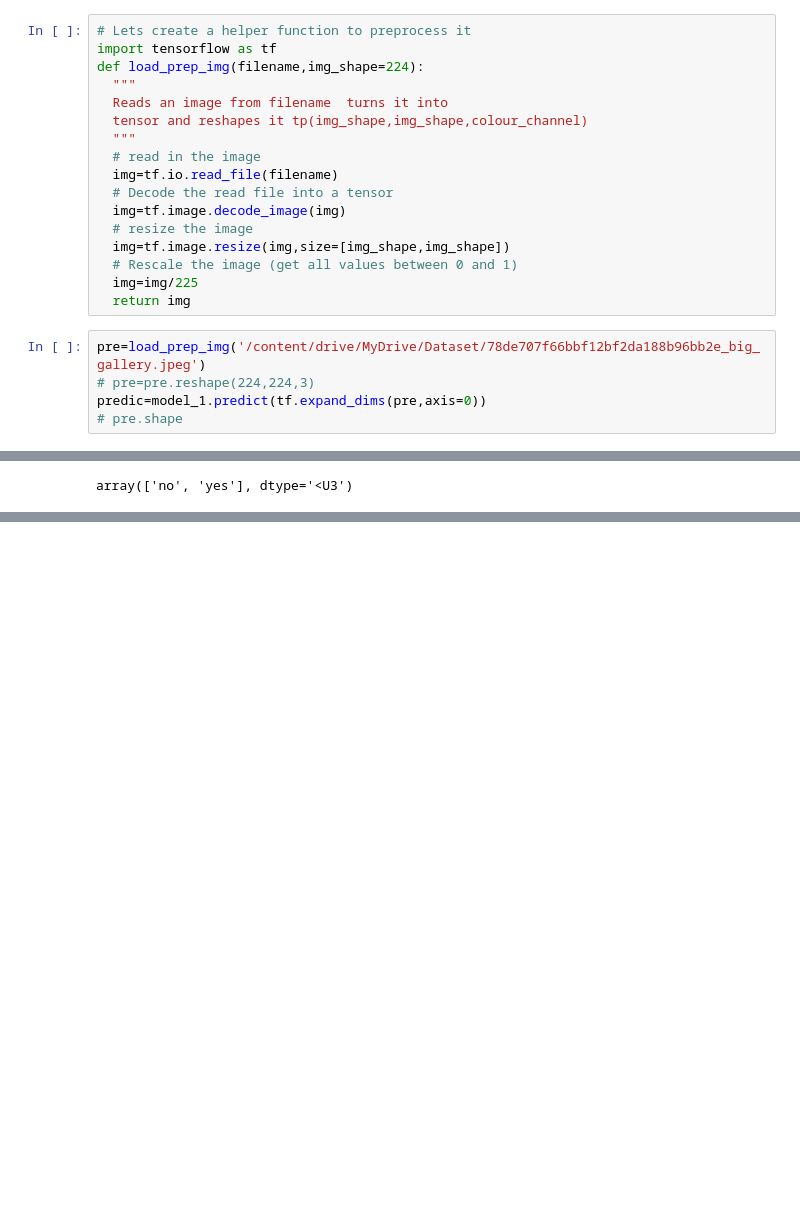
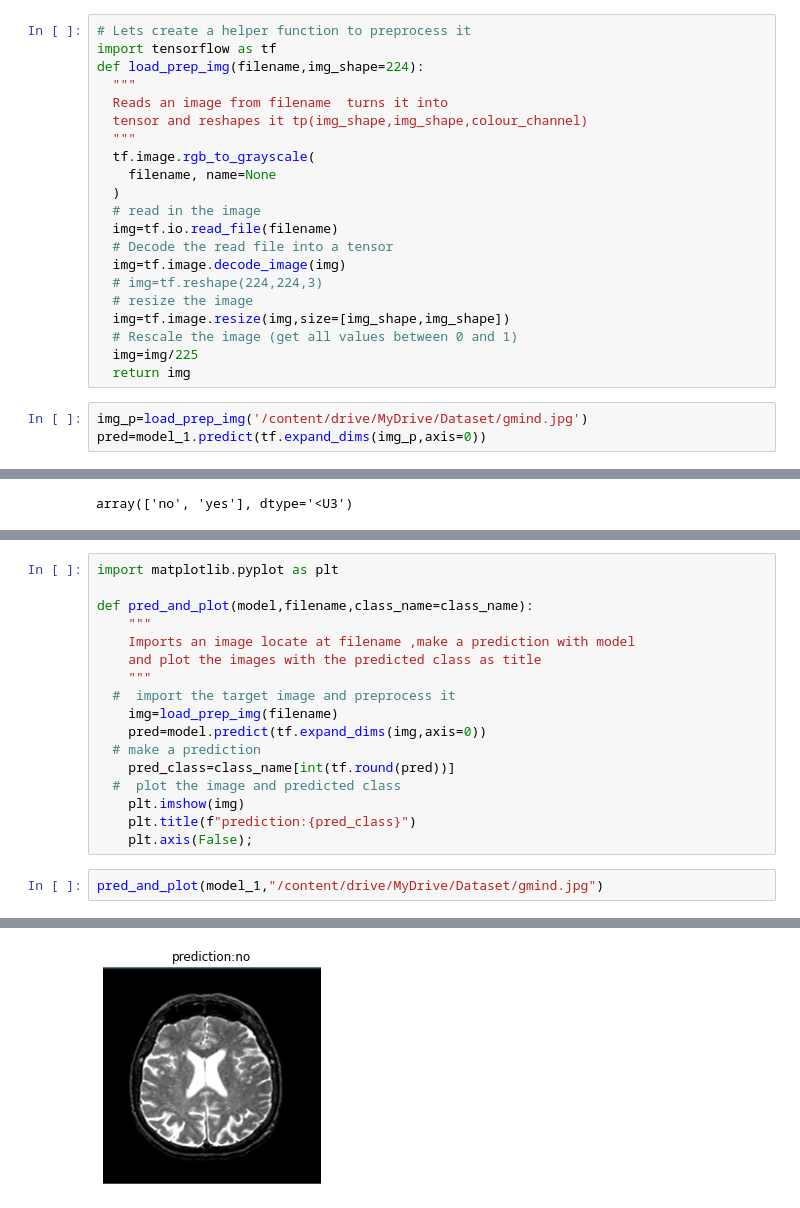
Before and after one commit to Henil21/Tumor_detecton_CNN, a Jupyter notebook: Tumor_detection.ipynb, the cells around one changed output, grey strips where cells are left out. Saved outputs shown, nothing was run; the diff lists cells and outputs as text; blank space fills up the shorter version.

```diff
--- a/Tumor_detection.ipynb
+++ b/Tumor_detection.ipynb
@@ -117,18 +118,20 @@ def load_prep_img(filename,img_shape=224):
   Reads an image from filename  turns it into
   tensor and reshapes it tp(img_shape,img_shape,colour_channel)
   """
+  tf.image.rgb_to_grayscale(
+    filename, name=None
+  )
   # read in the image
   img=tf.io.read_file(filename)
   # Decode the read file into a tensor
   img=tf.image.decode_image(img)
+  # img=tf.reshape(224,224,3)
   # resize the image
   img=tf.image.resize(img,size=[img_shape,img_shape])
   # Rescale the image (get all values between 0 and 1)
   img=img/225
   return img
 # %%
-pre=load_prep_img('/content/drive/MyDrive/Dataset/78de707f66bbf12bf2da188b96bb2e_big_gallery.jpeg')
-# pre=pre.reshape(224,224,3)
-predic=model_1.predict(tf.expand_dims(pre,axis=0))
-# pre.shape
+img_p=load_prep_img('/content/drive/MyDrive/Dataset/gmind.jpg')
+pred=model_1.predict(tf.expand_dims(img_p,axis=0))
 # %% [output]
@@ -147,3 +150,23 @@ pred_class=class_name[int(tf.round(predic))]
 pred_class
 # %% [output]
 'no'
+# %%
+import matplotlib.pyplot as plt
+
+def pred_and_plot(model,filename,class_name=class_name):
+    """
+    Imports an image locate at filename ,make a prediction with model
+    and plot the images with the predicted class as title
+    """
+  #  import the target image and preprocess it
+    img=load_prep_img(filename)
+    pred=model.predict(tf.expand_dims(img,axis=0))
+  # make a prediction
+    pred_class=class_name[int(tf.round(pred))]
+  #  plot the image and predicted class
+    plt.imshow(img)
+    plt.title(f"prediction:{pred_class}")
+    plt.axis(False);
+# %%
+pred_and_plot(model_1,"/content/drive/MyDrive/Dataset/gmind.jpg")
+# %% [output]
@@ -149,0 +175 @@ pred_class
+[figure, added]
```
Also changed, not shown: parts of 7 cells of this notebook.
